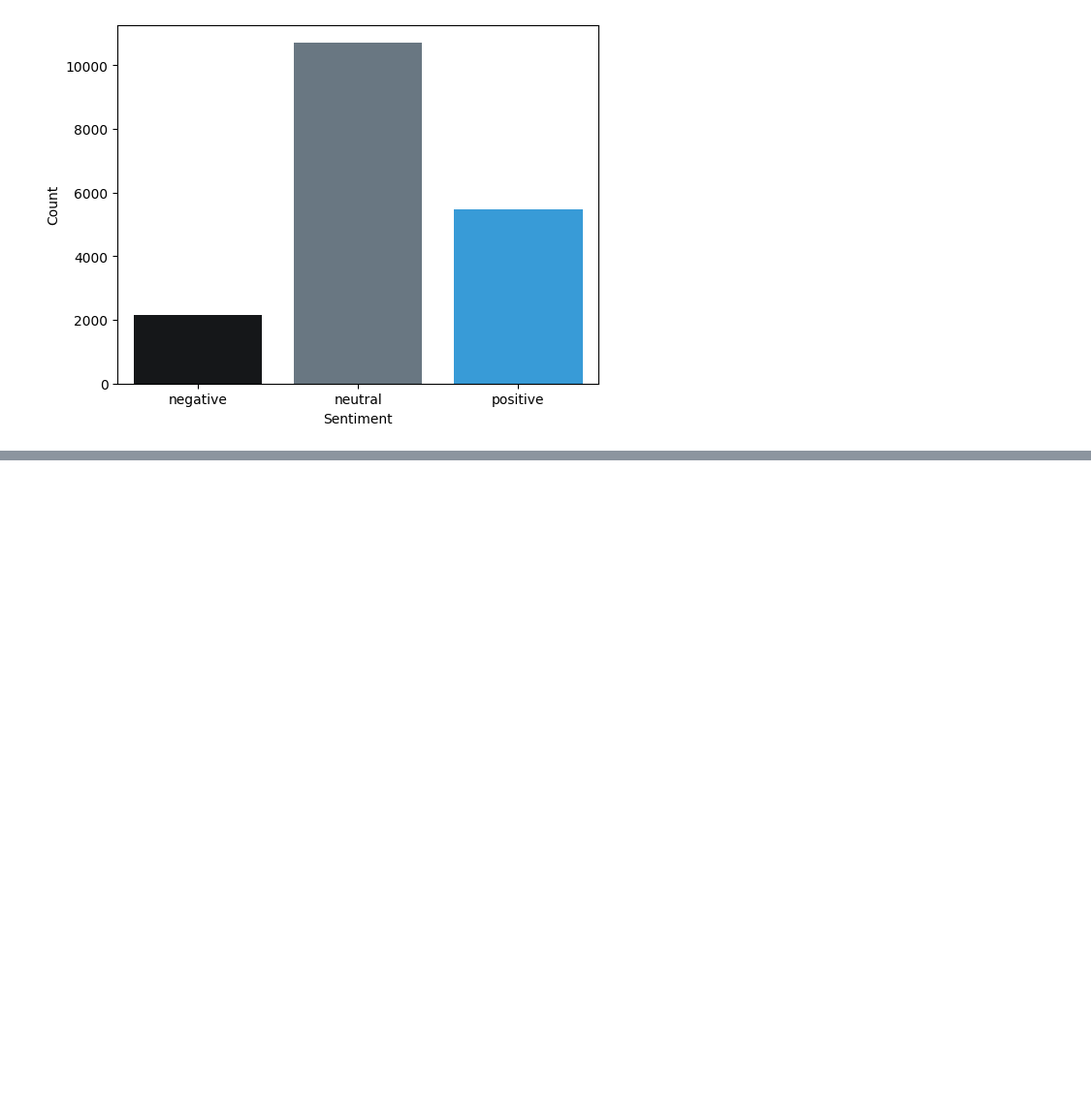
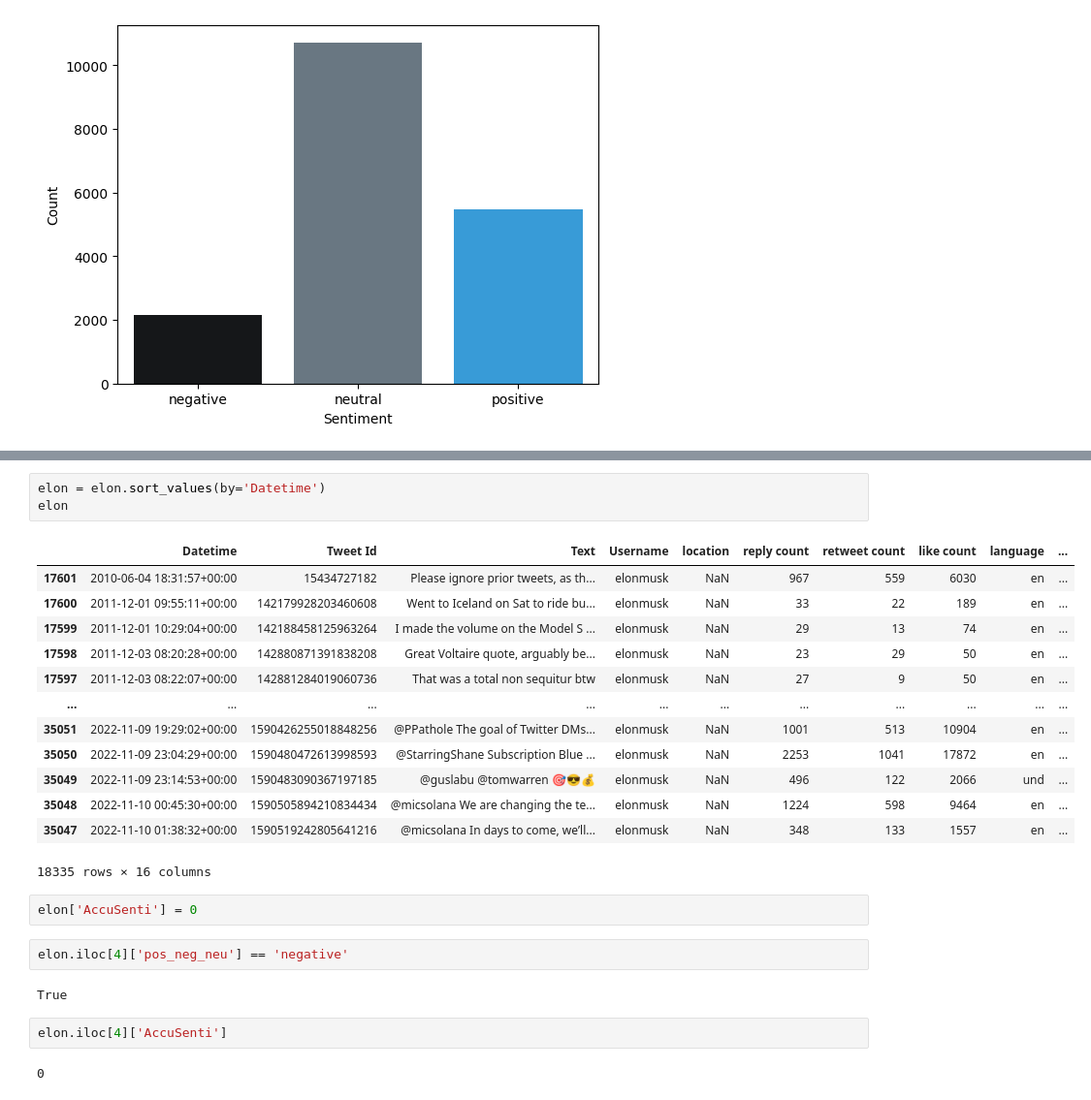
Before and after one commit to psyrgkan/Elon-s-Tweets-Dashboard-, a Jupyter notebook: explore.ipynb, the cells around one changed output, grey strips where cells are left out. Shown at 97% size. Saved outputs shown, nothing was run; the diff lists cells and outputs as text; blank space fills up the shorter version.

Commit message:
sentimentality

```diff
--- a/explore.ipynb
+++ b/explore.ipynb
@@ -177,0 +257,27 @@ plt.ylabel("Count");
+# %%
+elon = elon.sort_values(by='Datetime')
+elon
+# %% [output]
+|  | Datetime | Tweet Id | Text | Username | location | reply count | retweet count | like count | language | ... |
+| 17601 | 2010-06-04 18:31:57+00:00 | 15434727182 | Please ignore prior tweets, as th... | elonmusk | NaN | 967 | 559 | 6030 | en | ... |
+| 17600 | 2011-12-01 09:55:11+00:00 | 142179928203460608 | Went to Iceland on Sat to ride bu... | elonmusk | NaN | 33 | 22 | 189 | en | ... |
+| 17599 | 2011-12-01 10:29:04+00:00 | 142188458125963264 | I made the volume on the Model S ... | elonmusk | NaN | 29 | 13 | 74 | en | ... |
+| 17598 | 2011-12-03 08:20:28+00:00 | 142880871391838208 | Great Voltaire quote, arguably be... | elonmusk | NaN | 23 | 29 | 50 | en | ... |
+| 17597 | 2011-12-03 08:22:07+00:00 | 142881284019060736 | That was a total non sequitur btw | elonmusk | NaN | 27 | 9 | 50 | en | ... |
+| ... | ... | ... | ... | ... | ... | ... | ... | ... | ... | ... |
+| 35051 | 2022-11-09 19:29:02+00:00 | 1590426255018848256 | @PPathole The goal of Twitter DMs... | elonmusk | NaN | 1001 | 513 | 10904 | en | ... |
+| 35050 | 2022-11-09 23:04:29+00:00 | 1590480472613998593 | @StarringShane Subscription Blue ... | elonmusk | NaN | 2253 | 1041 | 17872 | en | ... |
+| 35049 | 2022-11-09 23:14:53+00:00 | 1590483090367197185 | @guslabu @tomwarren 🎯😎💰 | elonmusk | NaN | 496 | 122 | 2066 | und | ... |
+| 35048 | 2022-11-10 00:45:30+00:00 | 1590505894210834434 | @micsolana We are changing the te... | elonmusk | NaN | 1224 | 598 | 9464 | en | ... |
+| 35047 | 2022-11-10 01:38:32+00:00 | 1590519242805641216 | @micsolana In days to come, we’ll... | elonmusk | NaN | 348 | 133 | 1557 | en | ... |
+18335 rows × 16 columns
+# %%
+elon['AccuSenti'] = 0
+# %%
+elon.iloc[4]['pos_neg_neu'] == 'negative'
+# %% [output]
+True
+# %%
+elon.iloc[4]['AccuSenti']
+# %% [output]
+0
```
Also changed, not shown: parts of 24 cells of this notebook, 1 other file.
